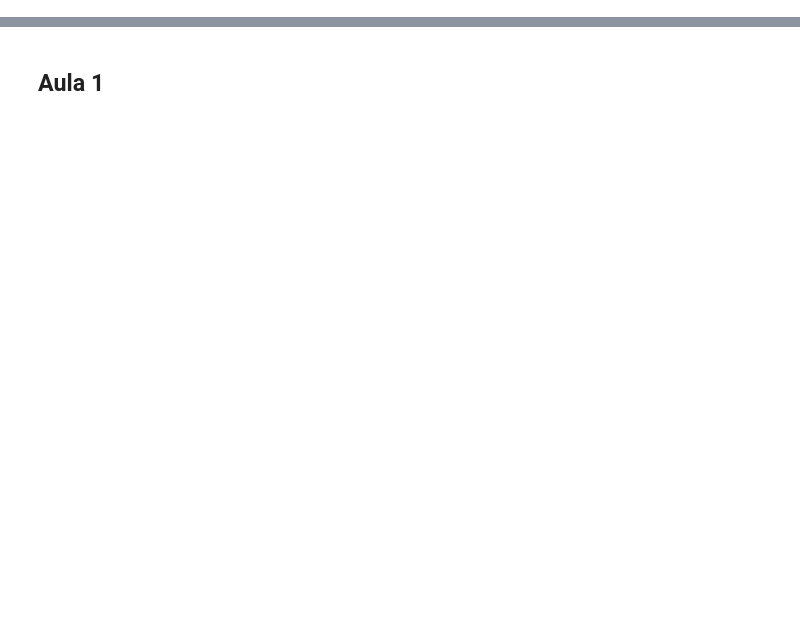
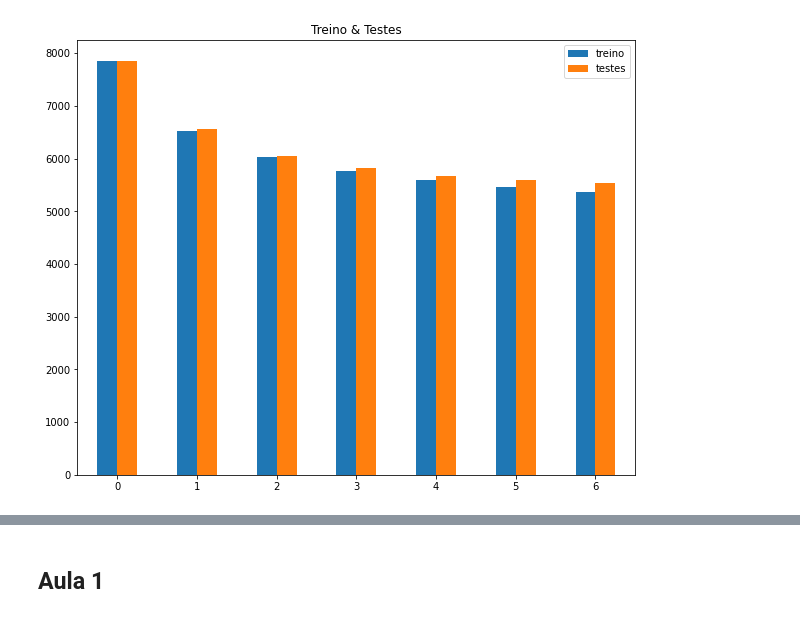
Before and after one commit to everaldoglima/ds_enem, a Jupyter notebook: imersao_2020_day_05.ipynb, the cells around one changed output, grey strips where cells are left out. Drawn from its saved outputs; the diff is of its cells as text; code cells hidden in the pictures; blank space fills up the shorter version.

```diff
--- a/imersao_2020_day_05.ipynb
+++ b/imersao_2020_day_05.ipynb
@@ -2,0 +71,13 @@
+# %%
+def regressor_arvore(nivel):
+    SEED= 1232
+    np.random.seed(SEED)
+    partes = KFold(n_splits = 10, shuffle=True)
+    modelo_arvore = DecisionTreeRegressor(max_depth=nivel) # profundidade
+    resultados = cross_validate(modelo_arvore, x, y, cv= partes, scoring="neg_mean_squared_error", return_train_score=True)
+    #print(f"Treino = {(resultados['train_score']*-1).mean()}|Teste = {(resultados['test_score']*-1).mean()}")
+    return [(resultados['train_score']*-1).mean(), (resultados['test_score']*-1).mean()]
+#Encontrar os melhores parâmetros para obter o melhor resultado
+#Otimizar com muitas dimensões
+regressor = regressor_arvore(4)
+regressor
@@ -2,0 +86,8 @@
+# %%
+g_train = list()
+g_test = list()
+for i in range(1,8):
+  regressor = regressor_arvore(i)
+  print(f" {i} {regressor}")
+  g_train.append(regressor[0])
+  g_test.append(regressor[1])
@@ -2,0 +111,7 @@
+# %%
+# Desafio 05
+graf_barras = pd.DataFrame({'treino': g_train, 'testes': g_test})
+#print(g_index)
+graf_barras.plot.bar(rot=0, figsize = (10,8), title='Treino & Testes');
+# %% [output]
+[figure, added]
```
Also changed, not shown: parts of 129 cells of this notebook.
